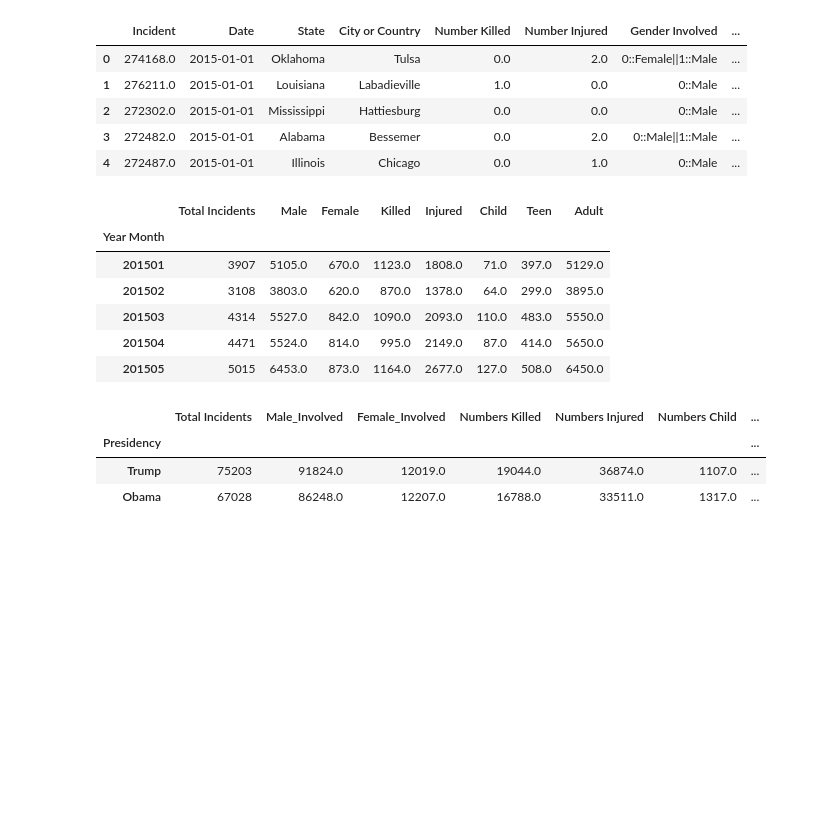
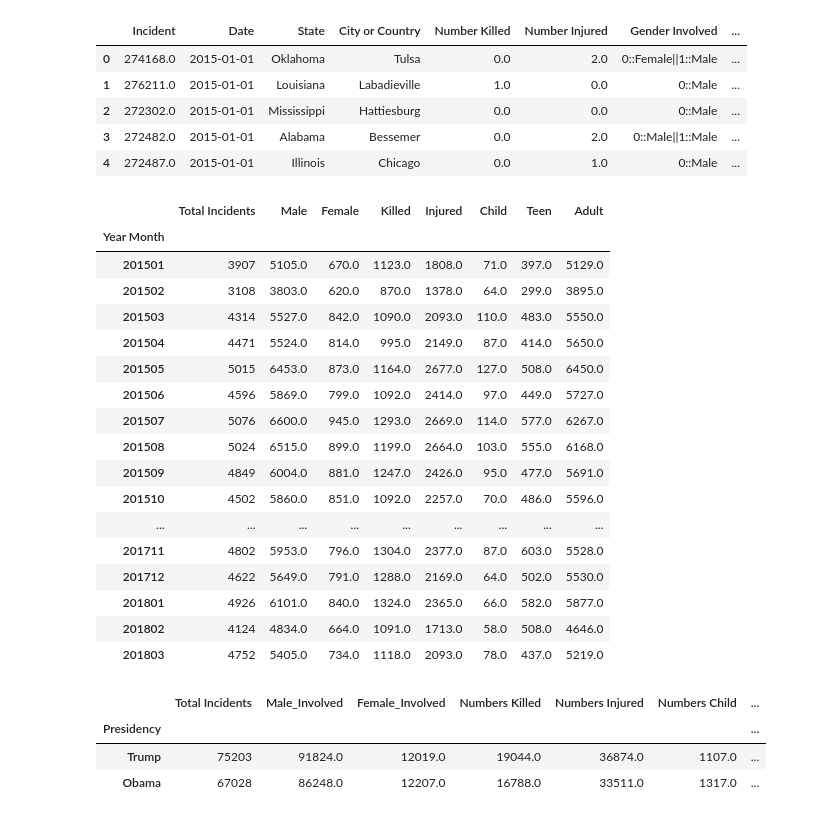
Before and after one commit to KimchiKoala/UCI-Project-1_Group8, a Jupyter notebook: Crime_Data.ipynb, the cells around one changed output. Cells and saved outputs as stored; diff of their text form; code cells hidden in the pictures; blank space fills up the shorter version.

```diff
--- a/Crime_Data.ipynb
+++ b/Crime_Data.ipynb
@@ -142,34 +142,45 @@ re_Crime.head()
 # Summary by months - for graphs
 Total_Incident = re_Crime.groupby("Year Month").count()['Incident']
 killed = re_Crime.groupby(["Year Month"]).sum()["Number Killed"]
 injured = re_Crime.groupby(["Year Month"]).sum()["Number Injured"]
 male = re_Crime.groupby(["Year Month"]).sum()["Male"]
 female = re_Crime.groupby(["Year Month"]).sum()["Female"]
 child = re_Crime.groupby(["Year Month"]).sum()["Child 0-11"]
 teen = re_Crime.groupby(["Year Month"]).sum()["Teen 12-17"]
 adult = re_Crime.groupby(["Year Month"]).sum()["Adult 18+"]
 
 
 summary_months = pd.DataFrame({
 
                              "Total Incidents":Total_Incident,
                               "Male":male,
                               "Female":female,
                               "Killed":killed,
                               "Injured":injured,
                               "Child":child,
                               "Teen":teen,
                               "Adult":adult
                              })
-summary_months.head()
+summary_months
 # %% [output]
 |  | Total Incidents | Male | Female | Killed | Injured | Child | Teen | Adult |
 | Year Month |  |  |  |  |  |  |  |  |
 | 201501 | 3907 | 5105.0 | 670.0 | 1123.0 | 1808.0 | 71.0 | 397.0 | 5129.0 |
 | 201502 | 3108 | 3803.0 | 620.0 | 870.0 | 1378.0 | 64.0 | 299.0 | 3895.0 |
 | 201503 | 4314 | 5527.0 | 842.0 | 1090.0 | 2093.0 | 110.0 | 483.0 | 5550.0 |
 | 201504 | 4471 | 5524.0 | 814.0 | 995.0 | 2149.0 | 87.0 | 414.0 | 5650.0 |
 | 201505 | 5015 | 6453.0 | 873.0 | 1164.0 | 2677.0 | 127.0 | 508.0 | 6450.0 |
+| 201506 | 4596 | 5869.0 | 799.0 | 1092.0 | 2414.0 | 97.0 | 449.0 | 5727.0 |
+| 201507 | 5076 | 6600.0 | 945.0 | 1293.0 | 2669.0 | 114.0 | 577.0 | 6267.0 |
+| 201508 | 5024 | 6515.0 | 899.0 | 1199.0 | 2664.0 | 103.0 | 555.0 | 6168.0 |
+| 201509 | 4849 | 6004.0 | 881.0 | 1247.0 | 2426.0 | 95.0 | 477.0 | 5691.0 |
+| 201510 | 4502 | 5860.0 | 851.0 | 1092.0 | 2257.0 | 70.0 | 486.0 | 5596.0 |
+| ... | ... | ... | ... | ... | ... | ... | ... | ... |
+| 201711 | 4802 | 5953.0 | 796.0 | 1304.0 | 2377.0 | 87.0 | 603.0 | 5528.0 |
+| 201712 | 4622 | 5649.0 | 791.0 | 1288.0 | 2169.0 | 64.0 | 502.0 | 5530.0 |
+| 201801 | 4926 | 6101.0 | 840.0 | 1324.0 | 2365.0 | 66.0 | 582.0 | 5877.0 |
+| 201802 | 4124 | 4834.0 | 664.0 | 1091.0 | 1713.0 | 58.0 | 508.0 | 4646.0 |
+| 201803 | 4752 | 5405.0 | 734.0 | 1118.0 | 2093.0 | 78.0 | 437.0 | 5219.0 |
 # %%
 # Summary Obama
 re_Crime_df= re_Crime.loc[(re_Crime["Presidency"] == 'Obama')]
```
